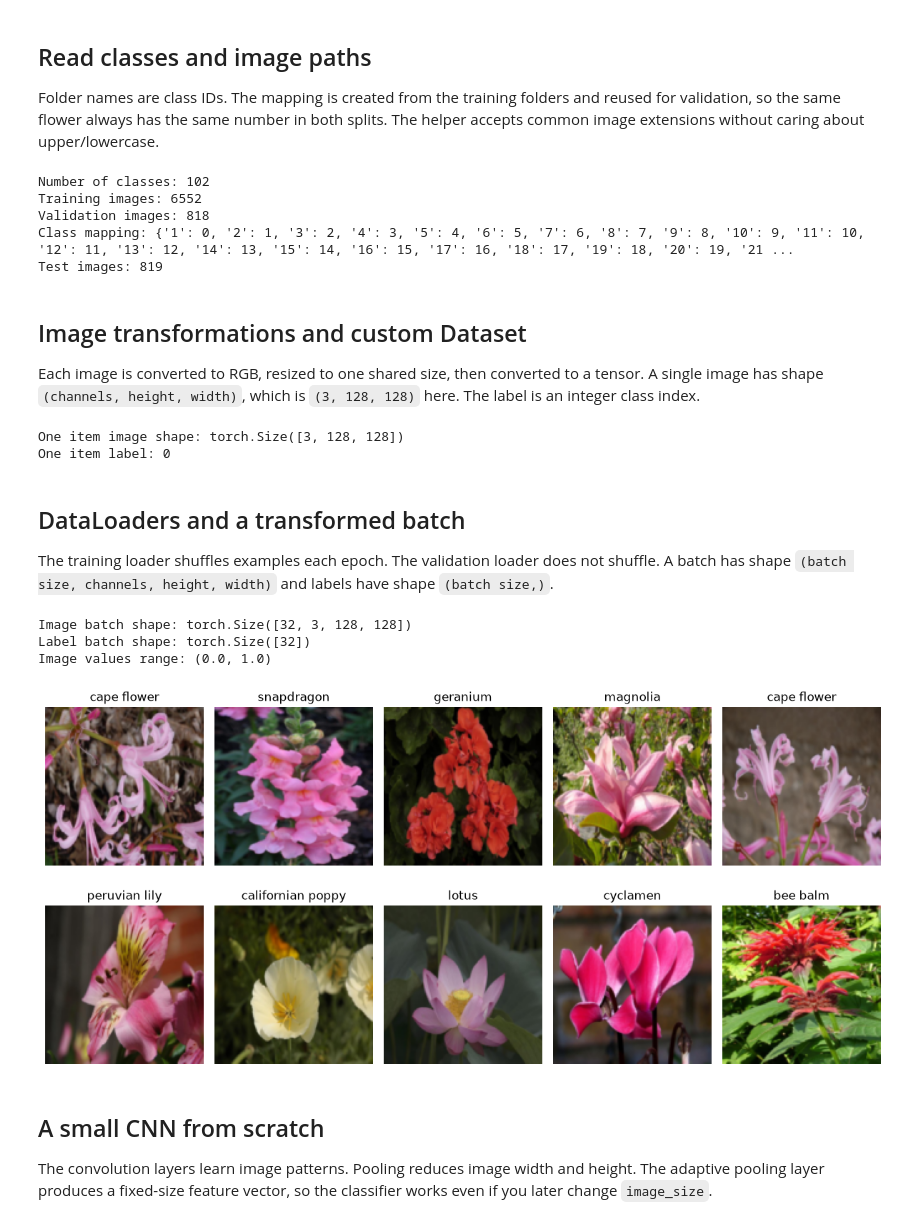
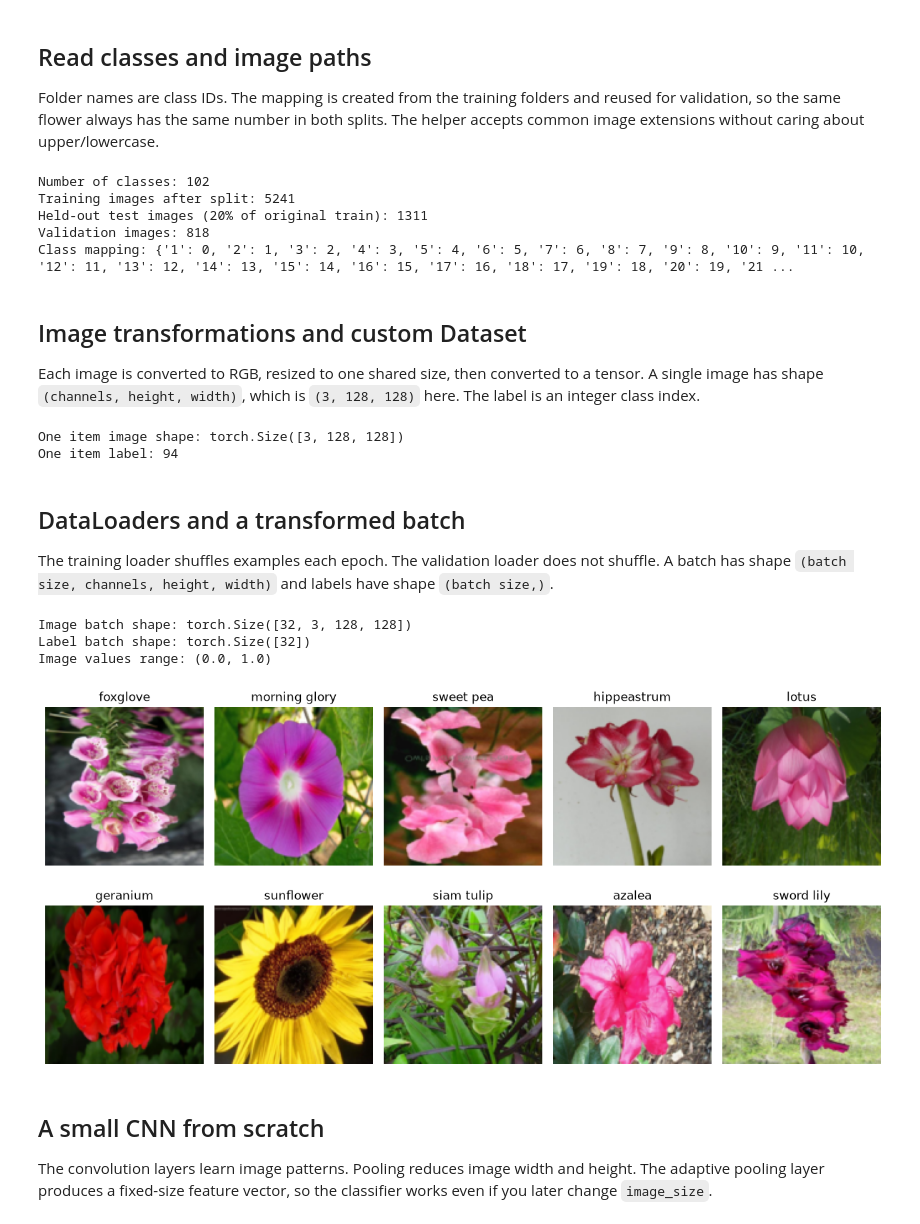
Before and after one commit to arunAK096/Machine-Learning-Project, a Jupyter notebook: milestone-1.ipynb, the cells around one changed output. Saved outputs shown, nothing was run; the diff lists cells and outputs as text; code cells hidden in the pictures.

```diff
--- a/milestone-1.ipynb
+++ b/milestone-1.ipynb
@@ -125,20 +111,24 @@ for class_name in class_names:
 if len(train_samples) == 0 or len(valid_samples) == 0:
     raise ValueError("No images found. Check the dataset folders.")
 
+train_samples, heldout_test_samples = train_test_split(
+    train_samples,
+    test_size=0.2,
+    random_state=42,
+    stratify=[label for image_path, label in train_samples],
+)
+
 print("Number of classes:", len(class_names))
-print("Training images:", len(train_samples))
+print("Training images after split:", len(train_samples))
+print("Held-out test images (20% of original train):", len(heldout_test_samples))
 print("Validation images:", len(valid_samples))
 print("Class mapping:", class_to_idx)
-
-if test_path.exists():
-    test_images = get_image_paths(test_path)
-    print("Test images:", len(test_images))
 # %% [output]
 Number of classes: 102
-Training images: 6552
+Training images after split: 5241
+Held-out test images (20% of original train): 1311
 Validation images: 818
 Class mapping: {'1': 0, '2': 1, '3': 2, '4': 3, '5': 4, '6': 5, '7': 6, '8': 7, '9': 8, '10': 9, '11': 10, '12': 11, '13': 12, '14': 13, '15': 14, '16': 15, '17': 16, '18': 17, '19': 18, '20': 19, '21 ...
-Test images: 819
 # %% [markdown]
 
 ##  Image transformations and custom Dataset
@@ -147,6 +137,8 @@ Each image is converted to RGB, resized to one shared size, then converted to a
 # %%
 image_transform = transforms.Compose([
     transforms.Resize((image_size, image_size)),
+    transforms.RandomHorizontalFlip(p=0.5),
+    transforms.RandomVerticalFlip(p=0.5),
     transforms.ToTensor(),
 ])
 
@@ -168,11 +160,12 @@ class FlowerDataset(Dataset):
 
 train_dataset = FlowerDataset(train_samples, image_transform)
 valid_dataset = FlowerDataset(valid_samples, image_transform)
+heldout_test_dataset = FlowerDataset(heldout_test_samples, image_transform)
 print("One item image shape:", train_dataset[0][0].shape)
 print("One item label:", train_dataset[0][1])
 # %% [output]
 One item image shape: torch.Size([3, 128, 128])
-One item label: 0
+One item label: 94
 # %% [markdown]
 ##  DataLoaders and a transformed batch
 
@@ -181,34 +174,40 @@ The training loader shuffles examples each epoch. The validation loader does not
 train_loader = DataLoader(
     train_dataset,
     batch_size=batch_size,
     shuffle=True,
     num_workers=num_workers,
 )
 valid_loader = DataLoader(
     valid_dataset,
+    batch_size=batch_size,
+    shuffle=False,
+    num_workers=num_workers,
+)
+heldout_test_loader = DataLoader(
+    heldout_test_dataset,
     batch_size=batch_size,
     shuffle=False,
     num_workers=num_workers,
 )
 
 images, labels = next(iter(train_loader))
 print("Image batch shape:", images.shape)
 print("Label batch shape:", labels.shape)
 print("Image values range:", (images.min().item(), images.max().item()))
 
 fig, axes = plt.subplots(2, 5, figsize=(12, 6))
 for image, label, axis in zip(images[:10], labels[:10], axes.flat):
     axis.imshow(image.permute(1, 2, 0))
     class_id = idx_to_class[label.item()]
     axis.set_title(class_to_name.get(class_id, class_id))
     axis.axis("off")
 plt.tight_layout()
 plt.show()
 # %% [output]
 Image batch shape: torch.Size([32, 3, 128, 128])
 Label batch shape: torch.Size([32])
 Image values range: (0.0, 1.0)
-[figure, old version]
+[figure, new version]
 # %% [markdown]
 ## A small CNN from scratch
 
```
Also changed, not shown: parts of 9 cells of this notebook.
